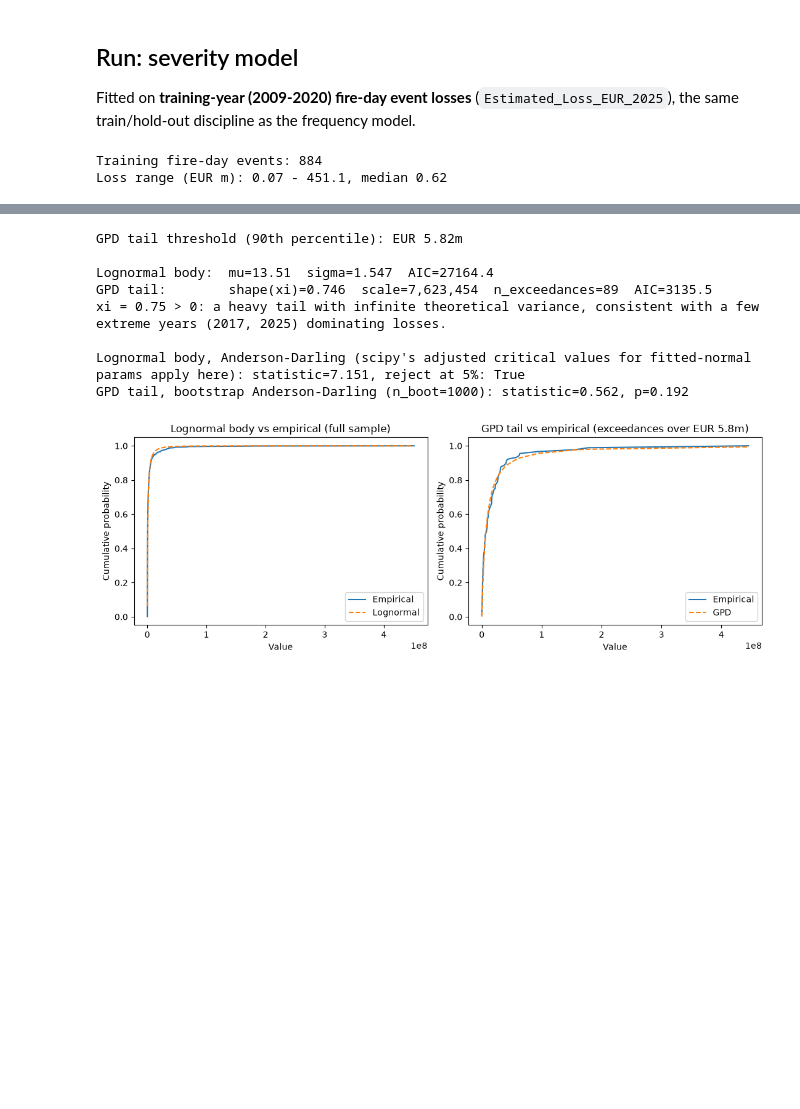
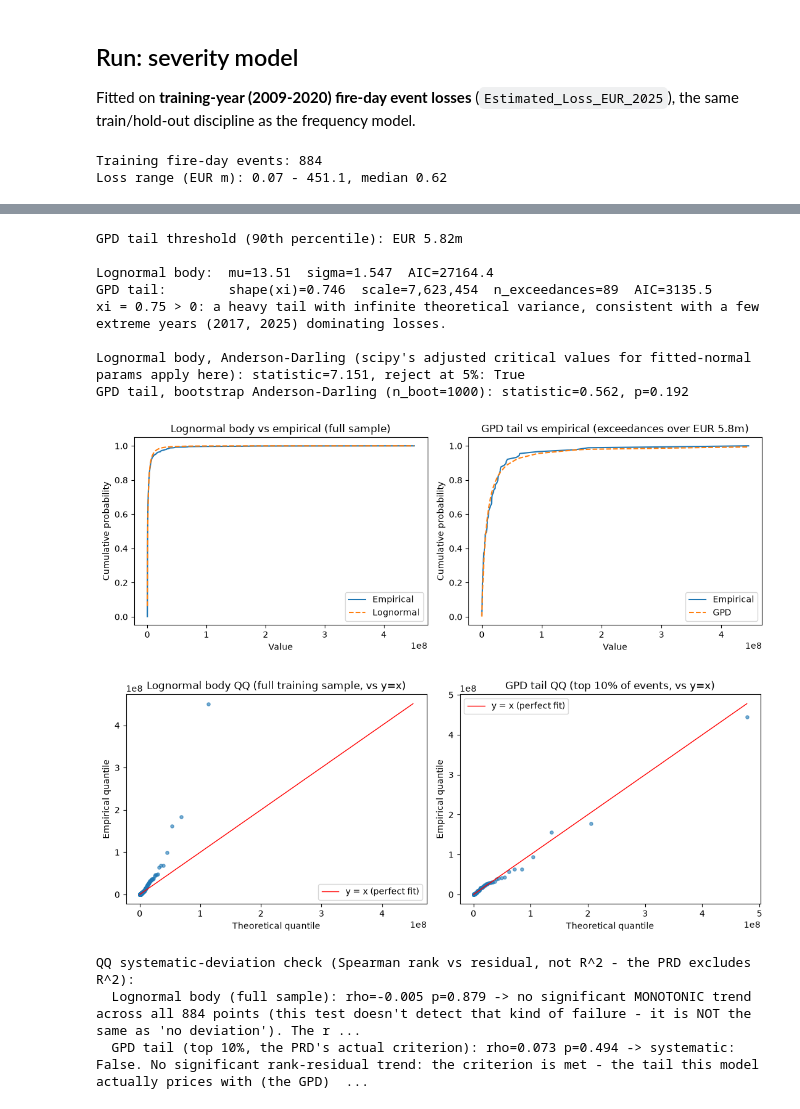
Before and after one commit to DanPhnx/pt-wildfire-catmodel, a Jupyter notebook: notebooks/02_distribution_fitting.ipynb, the cells around one changed output, grey strips where cells are left out. Drawn from its saved outputs; the diff is of its cells as text; code cells hidden in the pictures; blank space fills up the shorter version.

```diff
--- a/notebooks/02_distribution_fitting.ipynb
+++ b/notebooks/02_distribution_fitting.ipynb
@@ -576,34 +662,84 @@ print(f"GPD tail, bootstrap Anderson-Darling (n_boot={ad_gpd['n_boot']}): "
 fig, axes = plt.subplots(1, 2, figsize=(11, 4))
 plot_empirical_vs_fitted_cdf(train_losses, stats.lognorm,
                               (lognormal_params["shape"], lognormal_params["loc"], lognormal_params["scale"]),
                               ax=axes[0], label="Lognormal")
 axes[0].set_title("Lognormal body vs empirical (full sample)")
 plot_empirical_vs_fitted_cdf(exceedances, stats.genpareto,
                               (pareto_params["shape"], pareto_params["loc"], pareto_params["scale"]),
                               ax=axes[1], label="GPD")
 axes[1].set_title(f"GPD tail vs empirical (exceedances over EUR {tail_threshold / 1e6:.1f}m)")
 plt.tight_layout()
 plt.show()
 
+# PRD success criterion: "The top 10% of events show no systematic deviation on the QQ plot.
+# R^2 is not used." The top 10% is exactly the GPD tail's exceedances (the threshold IS the
+# 90th percentile), so that plot is the one this criterion is actually about; the Lognormal
+# body's QQ is shown alongside for contrast, not because the criterion applies to it.
+fig, axes = plt.subplots(1, 2, figsize=(11, 4.5))
+plot_qq_fit(train_losses, stats.lognorm,
+            (lognormal_params["shape"], lognormal_params["loc"], lognormal_params["scale"]),
+            ax=axes[0], title="Lognormal body QQ (full training sample, vs y=x)")
+plot_qq_fit(exceedances, stats.genpareto,
+            (pareto_params["shape"], pareto_params["loc"], pareto_params["scale"]),
+            ax=axes[1], title="GPD tail QQ (top 10% of events, vs y=x)")
+plt.tight_layout()
+plt.show()
+
+qq_deviation_body = check_qq_systematic_deviation(
+    train_losses, stats.lognorm, (lognormal_params["shape"], lognormal_params["loc"], lognormal_params["scale"])
+)
+qq_deviation_tail = check_qq_systematic_deviation(
+    exceedances, stats.genpareto, (pareto_params["shape"], pareto_params["loc"], pareto_params["scale"])
+)
+lognorm_p999 = stats.lognorm.ppf(
+    1 - 1 / (2 * len(train_losses)), lognormal_params["shape"], lognormal_params["loc"], lognormal_params["scale"]
+)
+top10_lognorm_resid = np.sort(train_losses)[-10:] - stats.lognorm.ppf(
+    (np.arange(len(train_losses) - 9, len(train_losses) + 1) - 0.5) / len(train_losses),
+    lognormal_params["shape"], lognormal_params["loc"], lognormal_params["scale"]
+)
+print(f"\nQQ systematic-deviation check (Spearman rank vs residual, not R^2 - the PRD excludes R^2):")
+print(f"  Lognormal body (full sample): rho={qq_deviation_body['rho']:.3f} p={qq_deviation_body['p_value']:.3f} "
+      f"-> no significant MONOTONIC trend across all {len(train_losses)} points (this test doesn't detect "
+      "that kind of failure - it is NOT the same as 'no deviation'). The real, large deviation Anderson-"
+      f"Darling correctly flags above is concentrated in the top ~10 events: their residuals (empirical "
+      f"minus Lognormal-implied, EUR m) are {np.round(top10_lognorm_resid / 1e6, 0).tolist()}, dominated "
+      f"by the single largest training event (EUR {train_losses.max() / 1e6:.0f}m vs an implied "
+      f"EUR {lognorm_p999 / 1e6:.0f}m) at 26% of the total residual mass on its own. A concentrated "
+      "extreme-tail miss, not a gradual drift - exactly the failure mode a separate GPD tail exists to fix.")
+print(f"  GPD tail (top 10%, the PRD's actual criterion): rho={qq_deviation_tail['rho']:.3f} "
+      f"p={qq_deviation_tail['p_value']:.3f} -> systematic: {qq_deviation_tail['systematic']}. "
+      "No significant rank-residual trend: the criterion is met - the tail this model actually "
+      "prices with (the GPD) does not drift away from the data as losses get larger.")
+
 save_model_params(lognormal_params, "lognormal_severity.json")
 save_model_params(pareto_params, "pareto_tail.json")
 save_model_params(
-    {"anderson_darling_lognormal": ad_lognormal, "bootstrap_ad_gpd_tail": ad_gpd},
+    {
+        "anderson_darling_lognormal": ad_lognormal,
+        "bootstrap_ad_gpd_tail": ad_gpd,
+        "qq_systematic_deviation_lognormal_body": qq_deviation_body,
+        "qq_systematic_deviation_gpd_tail_top10pct": qq_deviation_tail,
+    },
     "severity_goodness_of_fit.json",
 )
 # %% [output]
 Training fire-day events: 884
 Loss range (EUR m): 0.07 - 451.1, median 0.62
 [figure]
 GPD tail threshold (90th percentile): EUR 5.82m
 
 Lognormal body:  mu=13.51  sigma=1.547  AIC=27164.4
 GPD tail:        shape(xi)=0.746  scale=7,623,454  n_exceedances=89  AIC=3135.5
 xi = 0.75 > 0: a heavy tail with infinite theoretical variance, consistent with a few extreme years (2017, 2025) dominating losses.
 
 Lognormal body, Anderson-Darling (scipy's adjusted critical values for fitted-normal params apply here): statistic=7.151, reject at 5%: True
 GPD tail, bootstrap Anderson-Darling (n_boot=1000): statistic=0.562, p=0.192
 [figure]
+[figure, added]
+QQ systematic-deviation check (Spearman rank vs residual, not R^2 - the PRD excludes R^2):
+  Lognormal body (full sample): rho=-0.005 p=0.879 -> no significant MONOTONIC trend across all 884 points (this test doesn't detect that kind of failure - it is NOT the same as 'no deviation'). The r ...
+  GPD tail (top 10%, the PRD's actual criterion): rho=0.073 p=0.494 -> systematic: False. No significant rank-residual trend: the criterion is met - the tail this model actually prices with (the GPD)  ...
 # %% [markdown]
 ## Parameter estimates summary
 
```
Also changed, not shown: parts of 4 cells of this notebook.
